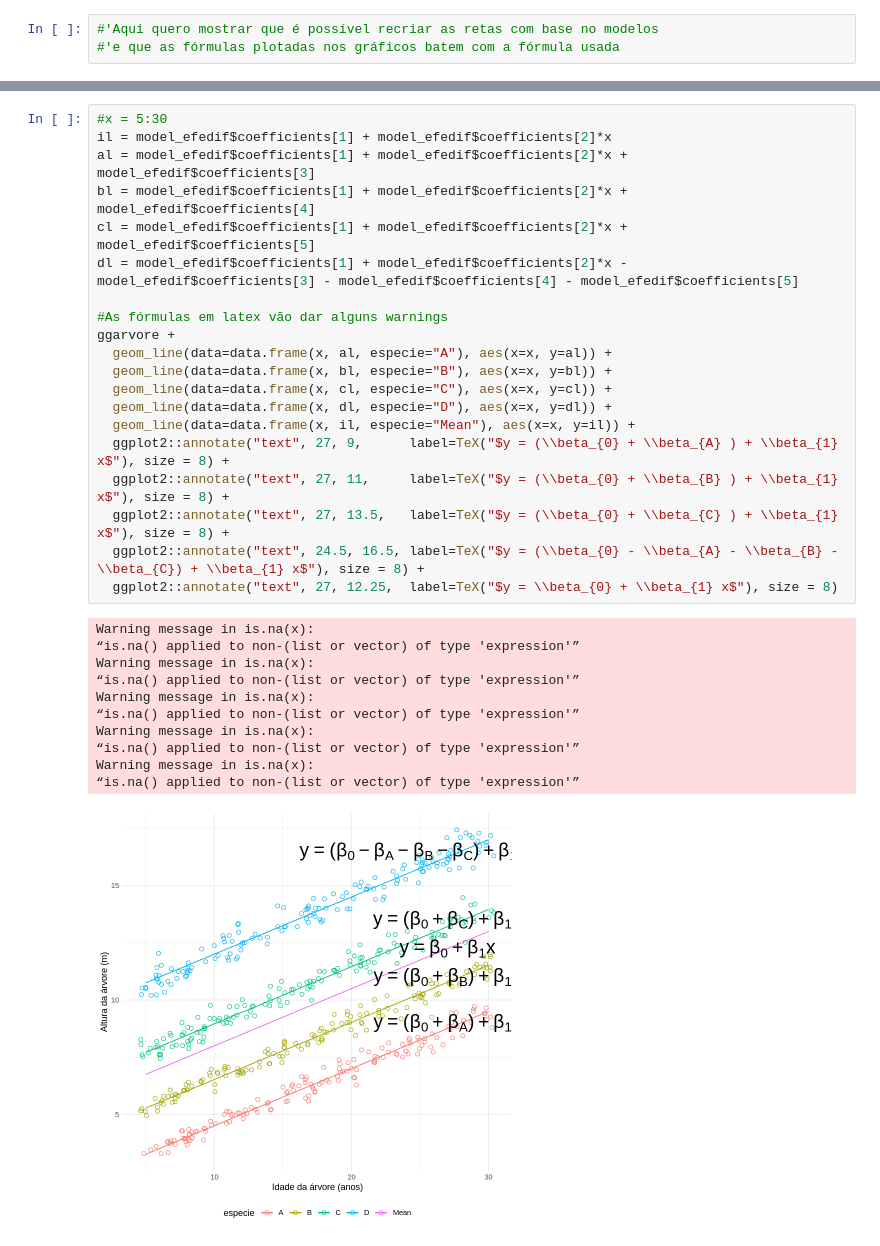
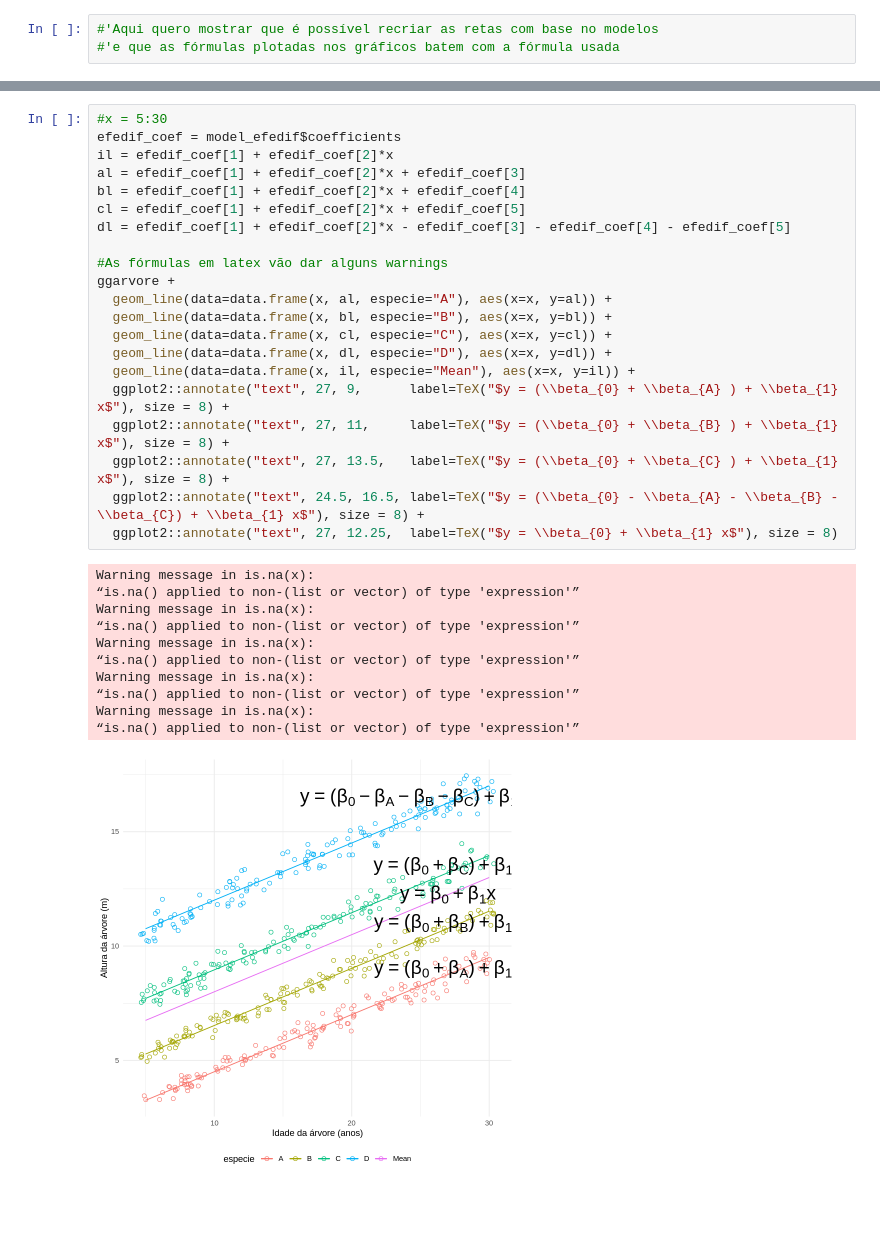
Before and after one commit to RamomNF/GoogleColab, a Jupyter notebook: one_hot_encoding.ipynb, the cells around one changed output, grey strips where cells are left out. Saved outputs shown, nothing was run; the diff lists cells and outputs as text; blank space fills up the shorter version.

```diff
--- a/one_hot_encoding.ipynb
+++ b/one_hot_encoding.ipynb
@@ -207,32 +209,33 @@ Warning message in is.na(x):
 # %%
 #x = 5:30
-il = model_efedif$coefficients[1] + model_efedif$coefficients[2]*x
-al = model_efedif$coefficients[1] + model_efedif$coefficients[2]*x + model_efedif$coefficients[3]
-bl = model_efedif$coefficients[1] + model_efedif$coefficients[2]*x + model_efedif$coefficients[4]
-cl = model_efedif$coefficients[1] + model_efedif$coefficients[2]*x + model_efedif$coefficients[5]
-dl = model_efedif$coefficients[1] + model_efedif$coefficients[2]*x - model_efedif$coefficients[3] - model_efedif$coefficients[4] - model_efedif$coefficients[5]
+efedif_coef = model_efedif$coefficients
+il = efedif_coef[1] + efedif_coef[2]*x
+al = efedif_coef[1] + efedif_coef[2]*x + efedif_coef[3]
+bl = efedif_coef[1] + efedif_coef[2]*x + efedif_coef[4]
+cl = efedif_coef[1] + efedif_coef[2]*x + efedif_coef[5]
+dl = efedif_coef[1] + efedif_coef[2]*x - efedif_coef[3] - efedif_coef[4] - efedif_coef[5]
 
 #As fórmulas em latex vão dar alguns warnings
 ggarvore +
   geom_line(data=data.frame(x, al, especie="A"), aes(x=x, y=al)) +
   geom_line(data=data.frame(x, bl, especie="B"), aes(x=x, y=bl)) +
   geom_line(data=data.frame(x, cl, especie="C"), aes(x=x, y=cl)) +
   geom_line(data=data.frame(x, dl, especie="D"), aes(x=x, y=dl)) +
   geom_line(data=data.frame(x, il, especie="Mean"), aes(x=x, y=il)) +
   ggplot2::annotate("text", 27, 9,      label=TeX("$y = (\\beta_{0} + \\beta_{A} ) + \\beta_{1} x$"), size = 8) +
   ggplot2::annotate("text", 27, 11,     label=TeX("$y = (\\beta_{0} + \\beta_{B} ) + \\beta_{1} x$"), size = 8) +
   ggplot2::annotate("text", 27, 13.5,   label=TeX("$y = (\\beta_{0} + \\beta_{C} ) + \\beta_{1} x$"), size = 8) +
   ggplot2::annotate("text", 24.5, 16.5, label=TeX("$y = (\\beta_{0} - \\beta_{A} - \\beta_{B} - \\beta_{C}) + \\beta_{1} x$"), size = 8) +
   ggplot2::annotate("text", 27, 12.25,  label=TeX("$y = \\beta_{0} + \\beta_{1} x$"), size = 8)
 # %% [output]
 Warning message in is.na(x):
 “is.na() applied to non-(list or vector) of type 'expression'”
 Warning message in is.na(x):
 “is.na() applied to non-(list or vector) of type 'expression'”
 Warning message in is.na(x):
 “is.na() applied to non-(list or vector) of type 'expression'”
 Warning message in is.na(x):
 “is.na() applied to non-(list or vector) of type 'expression'”
 Warning message in is.na(x):
 “is.na() applied to non-(list or vector) of type 'expression'”
-[figure, old version]
+[figure, new version]
```
Also changed, not shown: parts of 2 cells of this notebook.
